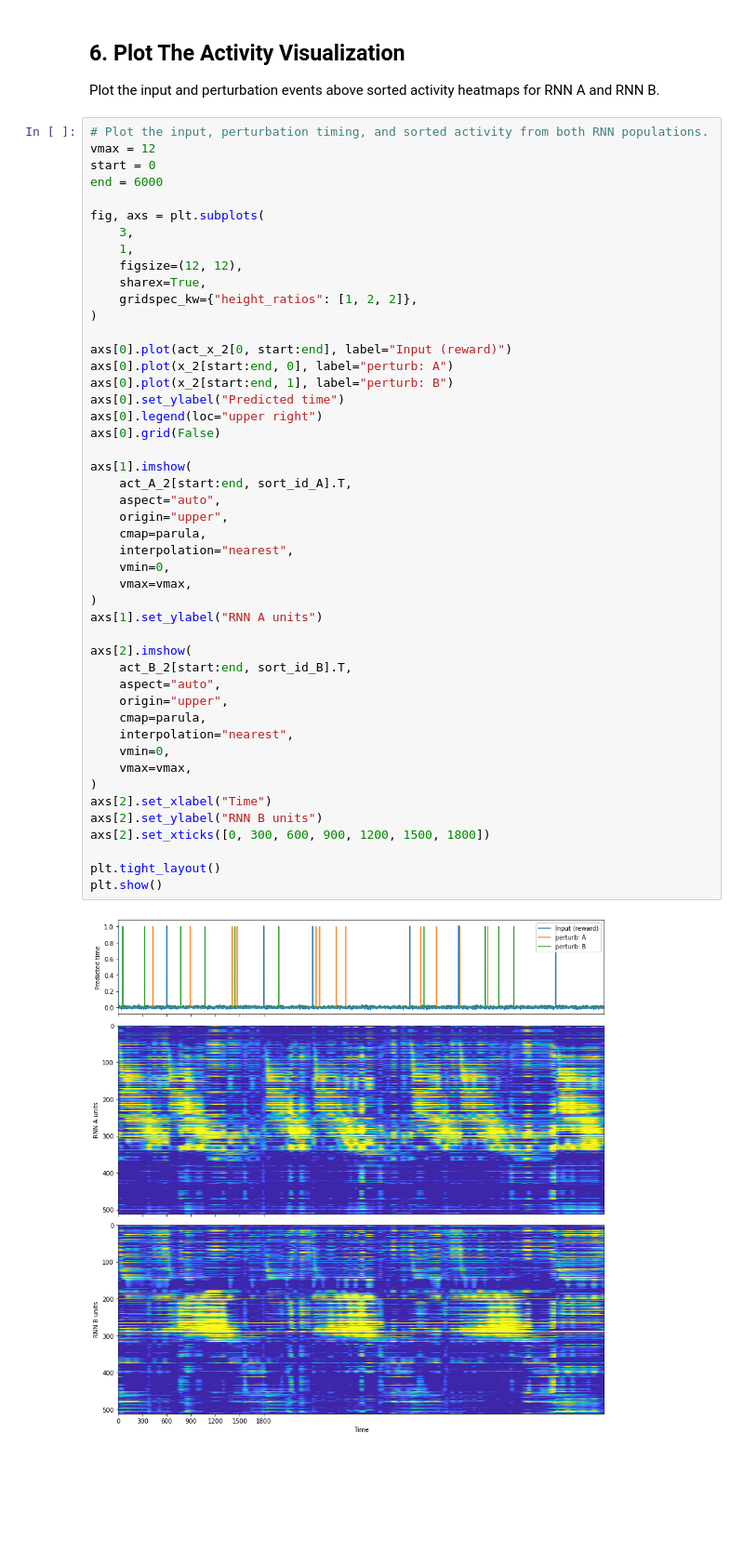
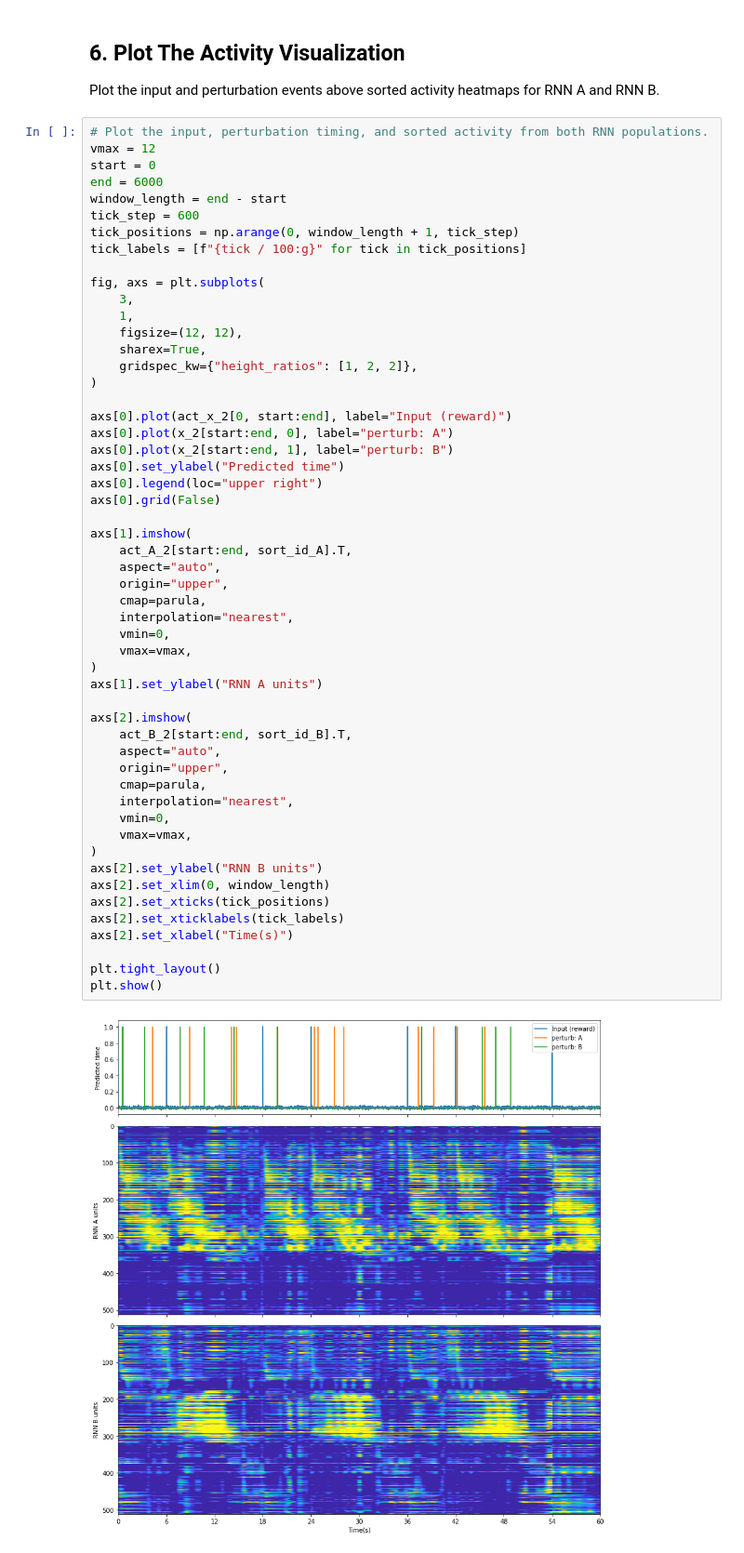
Before and after one commit to hiroto726/TwinRNN, a Jupyter notebook: notebooks/visualize_activity.ipynb, the cells around one changed output. Shown at 93% size. Cells and saved outputs as stored; diff of their text form; blank space fills up the shorter version.

Commit message:
Make demo time axis dynamic

```diff
--- a/notebooks/visualize_activity.ipynb
+++ b/notebooks/visualize_activity.ipynb
@@ -203,6 +203,10 @@ Plot the input and perturbation events above sorted activity heatmaps for RNN A
 vmax = 12
 start = 0
 end = 6000
+window_length = end - start
+tick_step = 600
+tick_positions = np.arange(0, window_length + 1, tick_step)
+tick_labels = [f"{tick / 100:g}" for tick in tick_positions]
 
 fig, axs = plt.subplots(
     3,
@@ -217,33 +221,35 @@ axs[0].plot(x_2[start:end, 0], label="perturb: A")
 axs[0].plot(x_2[start:end, 1], label="perturb: B")
 axs[0].set_ylabel("Predicted time")
 axs[0].legend(loc="upper right")
 axs[0].grid(False)
 
 axs[1].imshow(
     act_A_2[start:end, sort_id_A].T,
     aspect="auto",
     origin="upper",
     cmap=parula,
     interpolation="nearest",
     vmin=0,
     vmax=vmax,
 )
 axs[1].set_ylabel("RNN A units")
 
 axs[2].imshow(
     act_B_2[start:end, sort_id_B].T,
     aspect="auto",
     origin="upper",
     cmap=parula,
     interpolation="nearest",
     vmin=0,
     vmax=vmax,
 )
-axs[2].set_xlabel("Time")
 axs[2].set_ylabel("RNN B units")
-axs[2].set_xticks([0, 300, 600, 900, 1200, 1500, 1800])
+axs[2].set_xlim(0, window_length)
+axs[2].set_xticks(tick_positions)
+axs[2].set_xticklabels(tick_labels)
+axs[2].set_xlabel("Time(s)")
 
 plt.tight_layout()
 plt.show()
 # %% [output]
-[figure, old version]
+[figure, new version]
```
